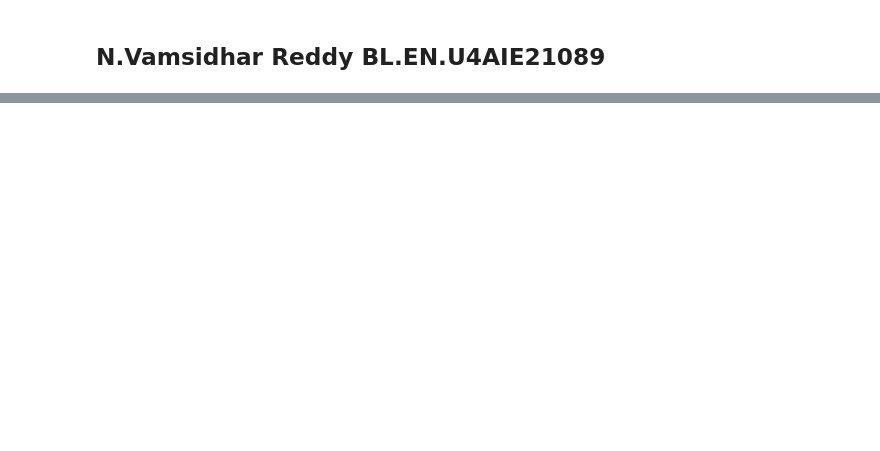
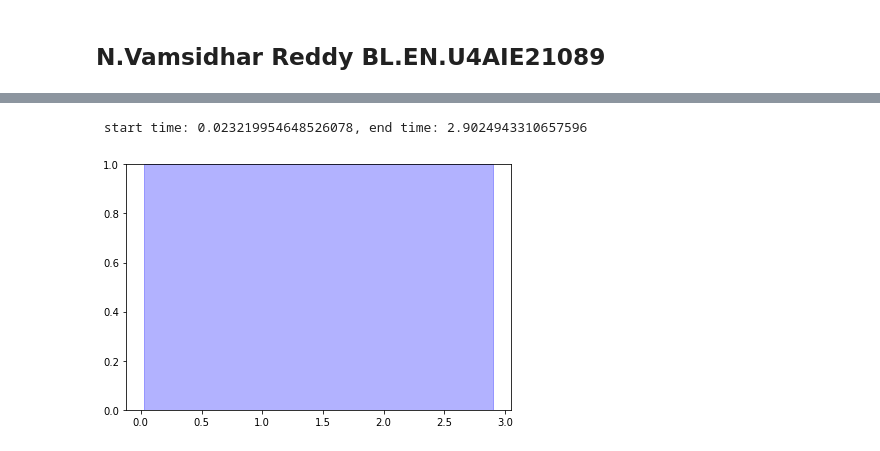
Before and after one commit to Vamsidhar2217/AI_in_speech_processing, a Jupyter notebook: 21089_Lab3.ipynb, the cells around one changed output, grey strips where cells are left out. Cells and saved outputs as stored; diff of their text form; code cells hidden in the pictures; blank space fills up the shorter version.

```diff
--- a/21089_Lab3.ipynb
+++ b/21089_Lab3.ipynb
@@ -55,0 +144,13 @@ Split Audio (top_db=10):
+# %%
+for i, (start, end) in enumerate(no_mute):
+    displayTime(start, end)
+    if i % 2 == 0:
+        plt.axvspan(start/sample_rate, end/sample_rate, color='blue', alpha=0.3)
+    else:
+        plt.axvspan(start/sample_rate, end/sample_rate, color='orange', alpha=0.3)
+
+plt.tight_layout()
+plt.show()
+# %% [output]
+ start time: 0.023219954648526078, end time: 2.9024943310657596
+[figure, added]
```
Also changed, not shown: parts of 8 cells of this notebook.
